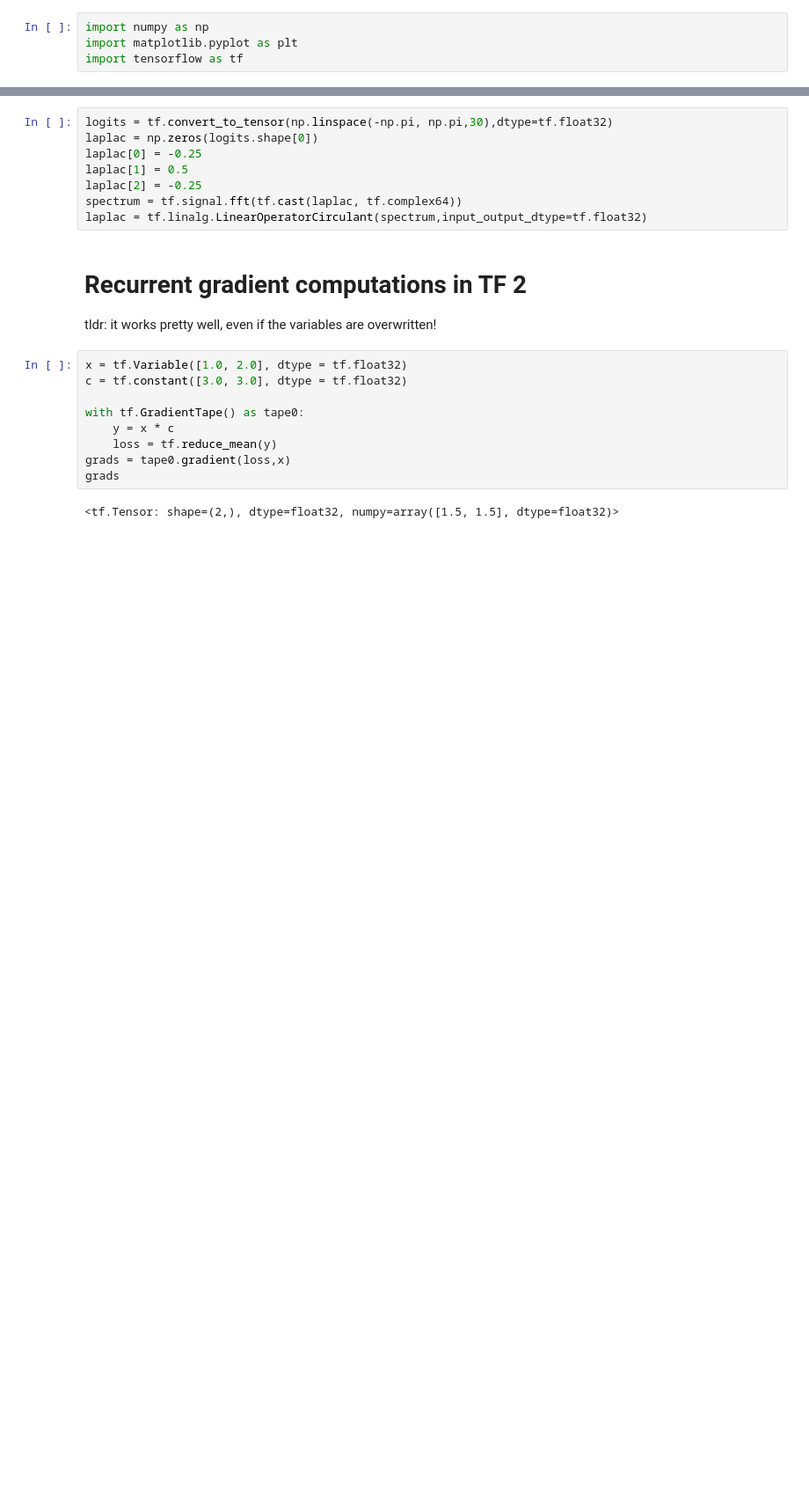
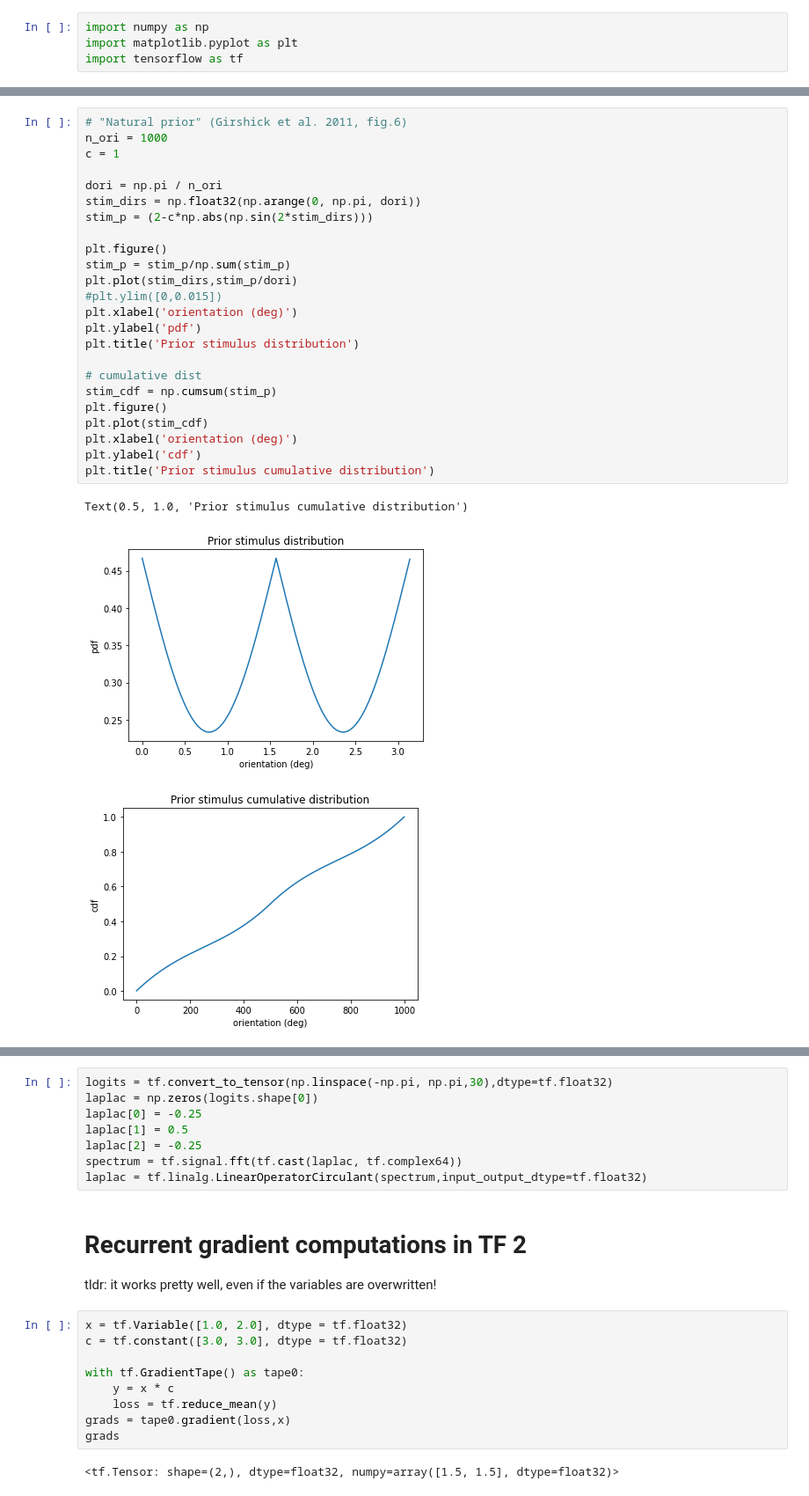
Before and after one commit to CSNLstudy/det_rnn, a Jupyter notebook: examples/efficient_coding.ipynb, the cells around one changed output, grey strips where cells are left out. Shown at 88% size. Drawn from its saved outputs; the diff is of its cells as text; blank space fills up the shorter version.

```diff
--- a/examples/efficient_coding.ipynb
+++ b/examples/efficient_coding.ipynb
@@ -55,0 +44,28 @@ array([0.00123818, 0.00247351, 0.003706  , 0.00493567, 0.00616252,
+# %%
+# "Natural prior" (Girshick et al. 2011, fig.6)
+n_ori = 1000
+c = 1
+
+dori = np.pi / n_ori
+stim_dirs = np.float32(np.arange(0, np.pi, dori))
+stim_p = (2-c*np.abs(np.sin(2*stim_dirs)))
+
+plt.figure()
+stim_p = stim_p/np.sum(stim_p)
+plt.plot(stim_dirs,stim_p/dori)
+#plt.ylim([0,0.015])
+plt.xlabel('orientation (deg)')
+plt.ylabel('pdf')
+plt.title('Prior stimulus distribution')
+
+# cumulative dist
+stim_cdf = np.cumsum(stim_p)
+plt.figure()
+plt.plot(stim_cdf)
+plt.xlabel('orientation (deg)')
+plt.ylabel('cdf')
+plt.title('Prior stimulus cumulative distribution')
+# %% [output]
+Text(0.5, 1.0, 'Prior stimulus cumulative distribution')
+[figure, added]
+[figure, added]
```
Also changed, not shown: parts of 7 cells of this notebook, 8 other files.
